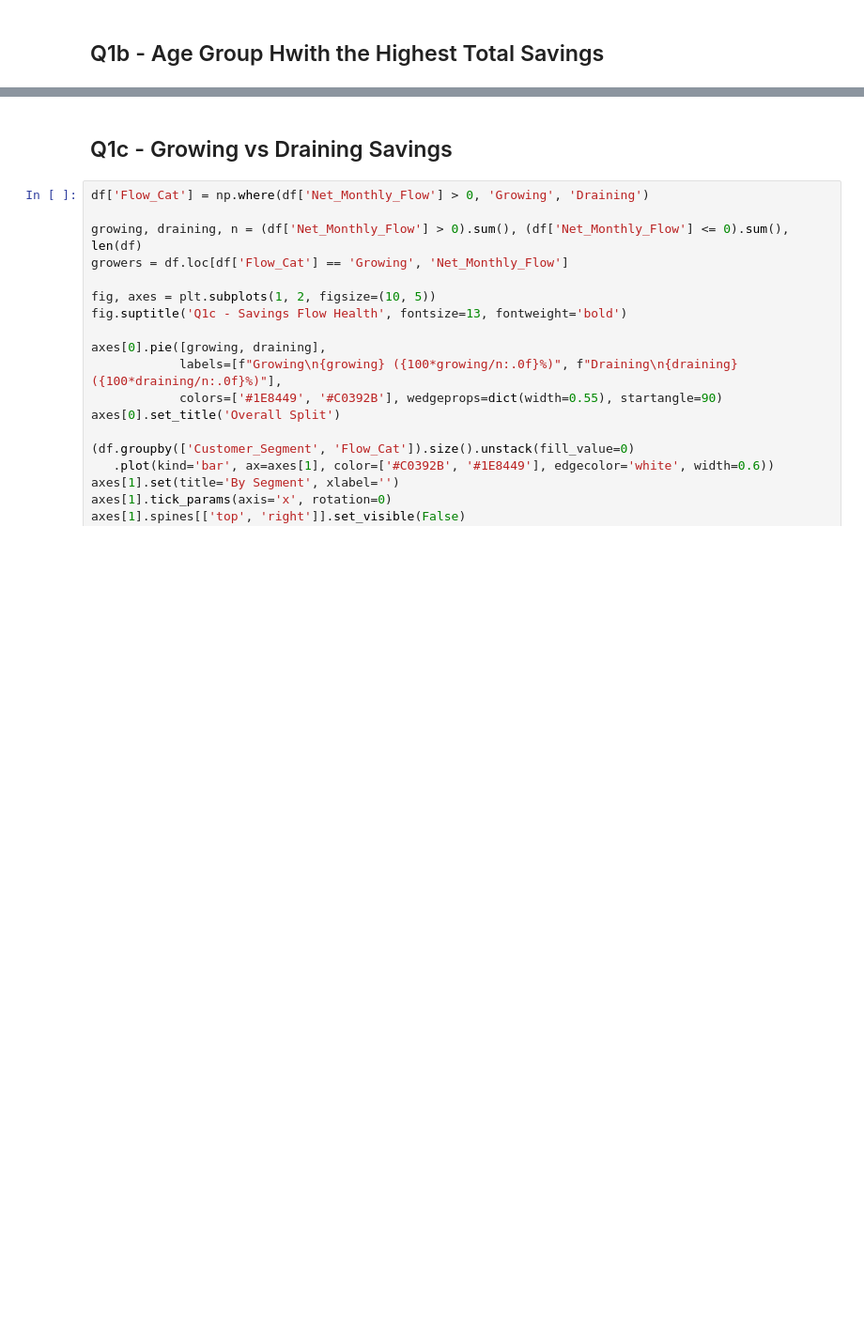
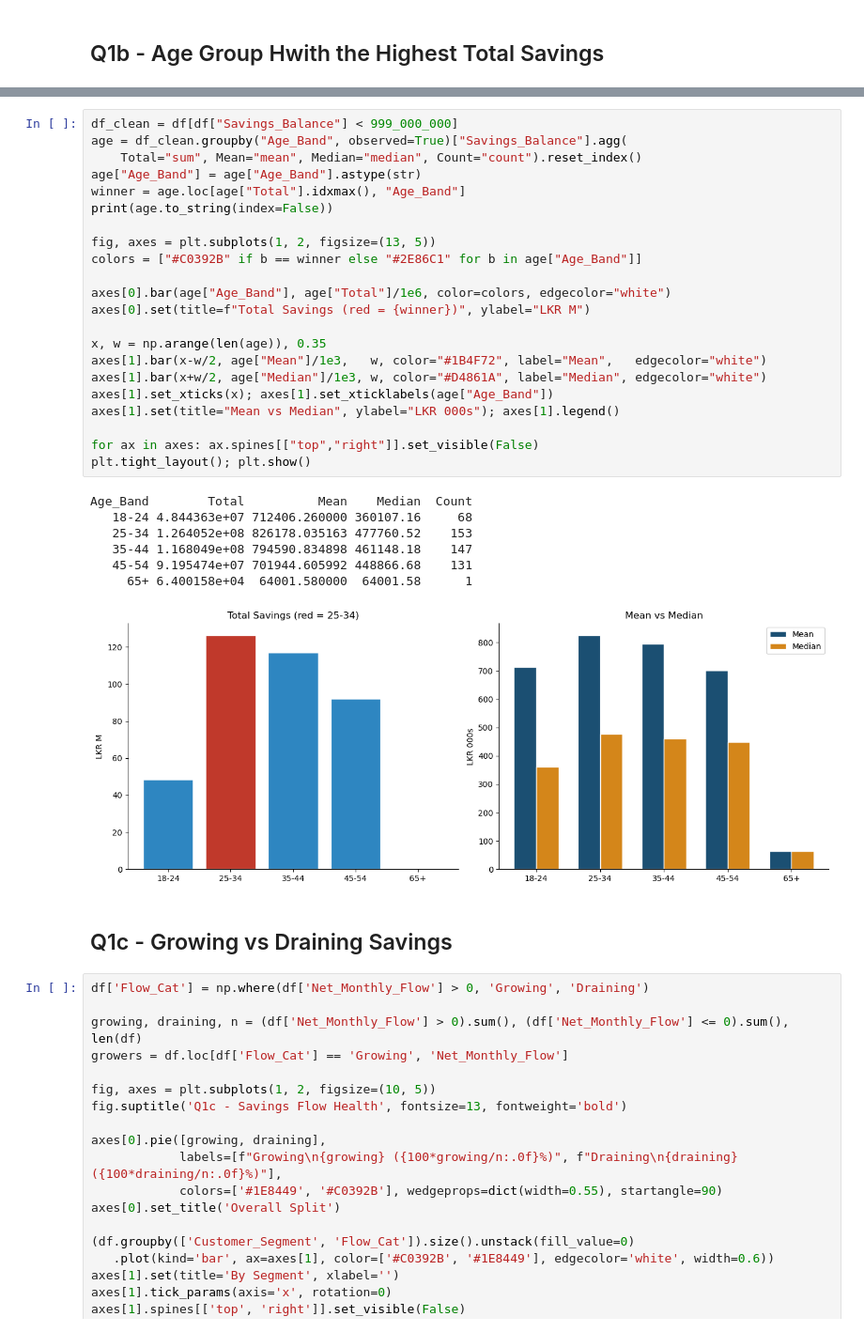
Before and after one commit to senara20240943-droid/Dialog-Fintec, a Jupyter notebook: Assessment questions.ipynb, the cells around one changed output, grey strips where cells are left out. Shown at 94% size. Cells and saved outputs as stored; diff of their text form; blank space fills up the shorter version.

```diff
--- a/Assessment questions.ipynb
+++ b/Assessment questions.ipynb
@@ -79,3 +54,33 @@ plt.show()
+# %%
+df_clean = df[df["Savings_Balance"] < 999_000_000]
+age = df_clean.groupby("Age_Band", observed=True)["Savings_Balance"].agg(
+    Total="sum", Mean="mean", Median="median", Count="count").reset_index()
+age["Age_Band"] = age["Age_Band"].astype(str)
+winner = age.loc[age["Total"].idxmax(), "Age_Band"]
+print(age.to_string(index=False))
+
+fig, axes = plt.subplots(1, 2, figsize=(13, 5))
+colors = ["#C0392B" if b == winner else "#2E86C1" for b in age["Age_Band"]]
+
+axes[0].bar(age["Age_Band"], age["Total"]/1e6, color=colors, edgecolor="white")
+axes[0].set(title=f"Total Savings (red = {winner})", ylabel="LKR M")
+
+x, w = np.arange(len(age)), 0.35
+axes[1].bar(x-w/2, age["Mean"]/1e3,   w, color="#1B4F72", label="Mean",   edgecolor="white")
+axes[1].bar(x+w/2, age["Median"]/1e3, w, color="#D4861A", label="Median", edgecolor="white")
+axes[1].set_xticks(x); axes[1].set_xticklabels(age["Age_Band"])
+axes[1].set(title="Mean vs Median", ylabel="LKR 000s"); axes[1].legend()
+
+for ax in axes: ax.spines[["top","right"]].set_visible(False)
+plt.tight_layout(); plt.show()
+# %% [output]
+Age_Band        Total          Mean    Median  Count
+   18-24 4.844363e+07 712406.260000 360107.16     68
+   25-34 1.264052e+08 826178.035163 477760.52    153
+   35-44 1.168049e+08 794590.834898 461148.18    147
+   45-54 9.195474e+07 701944.605992 448866.68    131
+     65+ 6.400158e+04  64001.580000  64001.58      1
+[figure, added]
 # %% [markdown]
 ## Q1c - Growing vs Draining Savings
 # %%
```
Also changed, not shown: parts of 3 cells of this notebook.
